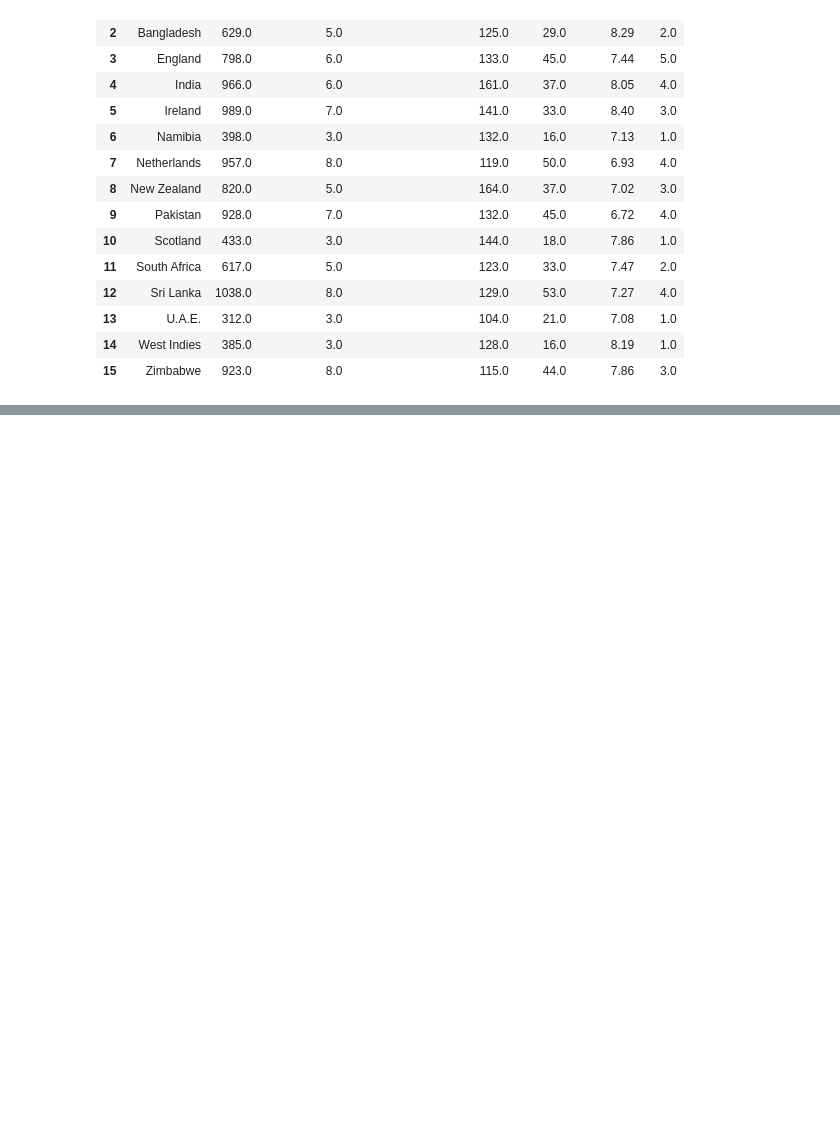
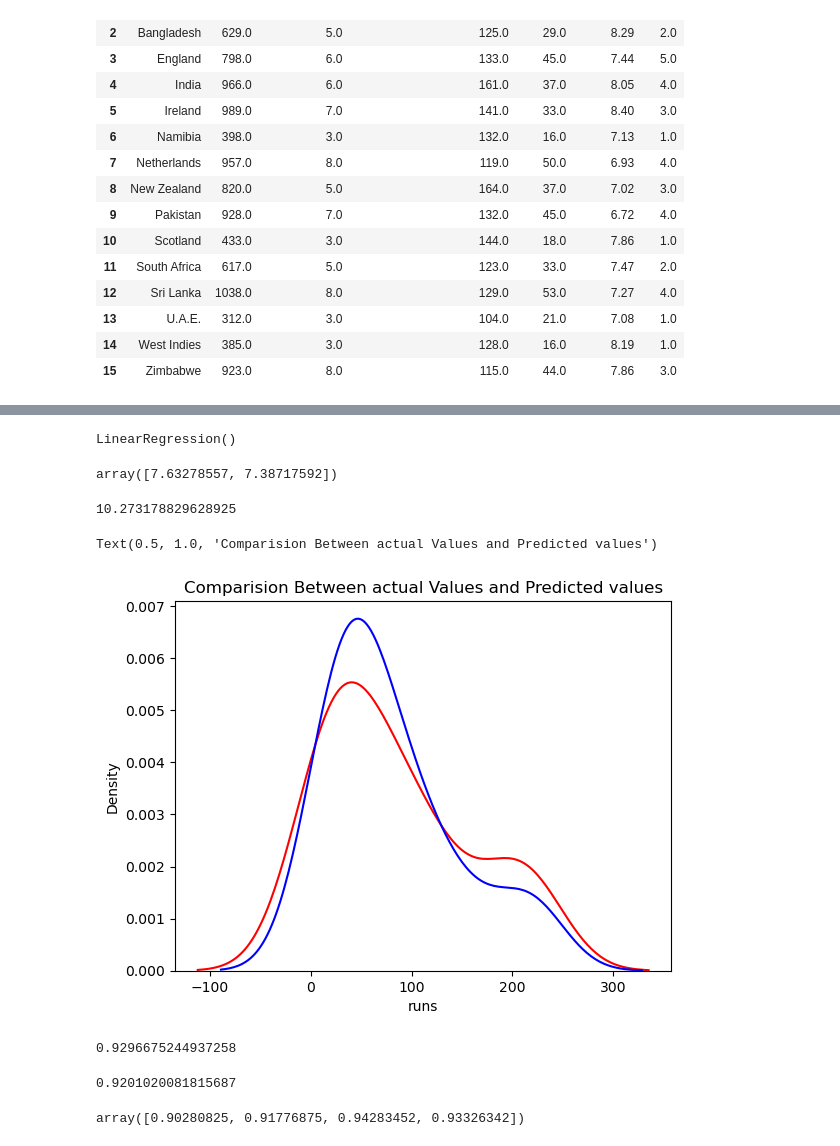
Before and after one commit to mynkchn/Data-Hit-Six, a Jupyter notebook: Juypter Notebook/cricket_data_analysis.ipynb, the cells around one changed output, grey strips where cells are left out. Drawn from its saved outputs; the diff is of its cells as text; code cells hidden in the pictures; blank space fills up the shorter version.

```diff
--- a/Juypter Notebook/cricket_data_analysis.ipynb
+++ b/Juypter Notebook/cricket_data_analysis.ipynb
@@ -458,0 +502,33 @@ team.sort_values(by=['Average Score Per Innings','wickets'],ascending=False)
+# %%
+xtrain,xtest,ytrain,ytest=train_test_split(batting[['4s','6s']],batting['runs'],test_size=0.2,random_state=42)
+# %%
+lr=LinearRegression()
+# %%
+lr.fit(xtrain,ytrain)
+# %% [output]
+LinearRegression()
+# %%
+lr.coef_
+# %% [output]
+array([7.63278557, 7.38717592])
+# %%
+lr.intercept_
+# %% [output]
+10.273178829628925
+# %%
+yhat=lr.predict(xtest)
+# %%
+sns.kdeplot(ytest,color='r')
+sns.kdeplot(yhat,color='b')
+plt.title('Comparision Between actual Values and Predicted values')
+# %% [output]
+Text(0.5, 1.0, 'Comparision Between actual Values and Predicted values')
+[figure, added]
+# %%
+lr.score(xtrain,ytrain)
+# %% [output]
+0.9296675244937258
+# %%
+lr.score(xtest,ytest)
+# %% [output]
+0.9201020081815687
@@ -458,0 +538,4 @@ team.sort_values(by=['Average Score Per Innings','wickets'],ascending=False)
+# %%
+rcross
+# %% [output]
+array([0.90280825, 0.91776875, 0.94283452, 0.93326342])
```
Also changed, not shown: parts of 29 cells of this notebook.
